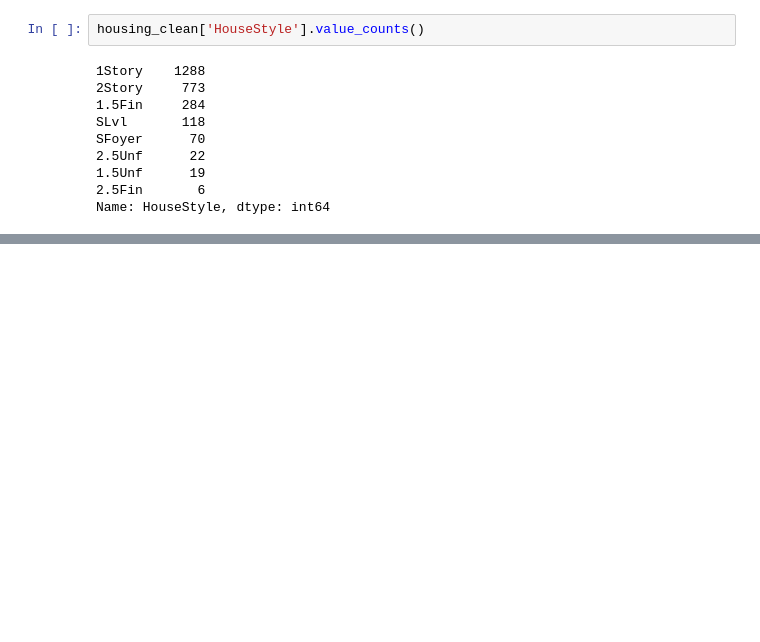
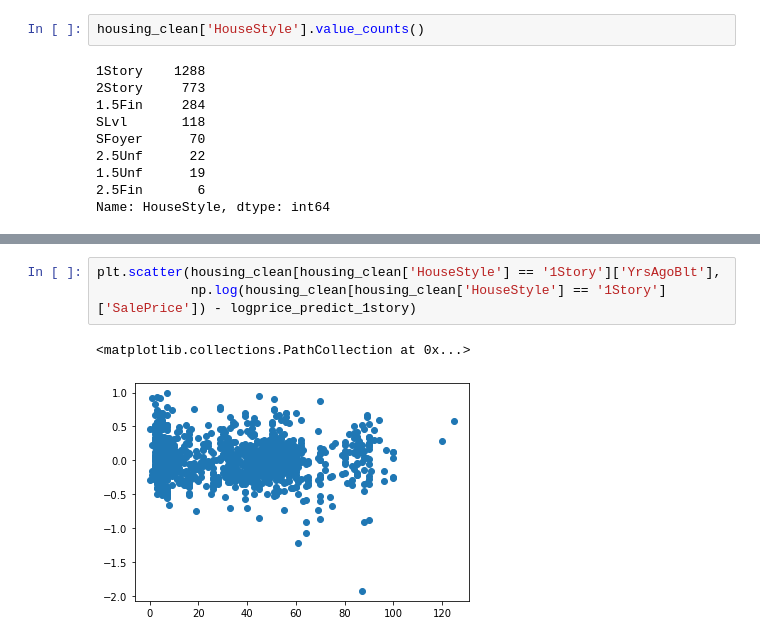
Before and after one commit to kchander92/NYCDSA-Machine-Learning-Project, a Jupyter notebook: Machine Learning EDA and Modeling.ipynb, the cells around one changed output, grey strips where cells are left out. Cells and saved outputs as stored; diff of their text form; blank space fills up the shorter version.

```diff
--- a/Machine Learning EDA and Modeling.ipynb
+++ b/Machine Learning EDA and Modeling.ipynb
@@ -340,0 +383,6 @@ Name: HouseStyle, dtype: int64
+# %%
+plt.scatter(housing_clean[housing_clean['HouseStyle'] == '1Story']['YrsAgoBlt'],
+            np.log(housing_clean[housing_clean['HouseStyle'] == '1Story']['SalePrice']) - logprice_predict_1story)
+# %% [output]
+<matplotlib.collections.PathCollection at 0x...>
+[figure, added]
```
Also changed, not shown: parts of 18 cells of this notebook.
